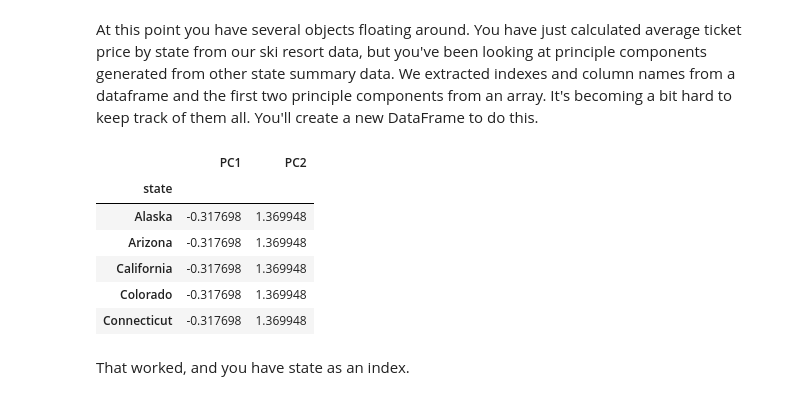
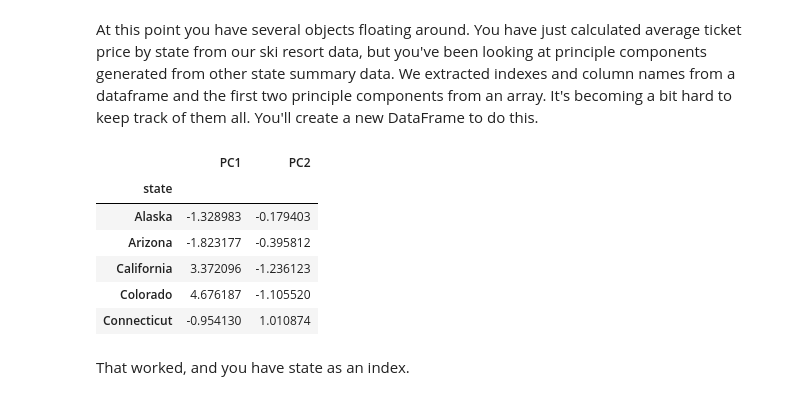
Before and after one commit to Mclane808/DataScienceGuidedCapstone, a Jupyter notebook: Notebooks/03_exploratory_data_analysis.ipynb, the cells around one changed output. Cells and saved outputs as stored; diff of their text form; code cells hidden in the pictures.

```diff
--- a/Notebooks/03_exploratory_data_analysis.ipynb
+++ b/Notebooks/03_exploratory_data_analysis.ipynb
@@ -465,19 +465,19 @@ At this point you have several objects floating around. You have just calculated
 # %%
 #Code task 9#
 #Create a dataframe containing the values of the first two PCA components
 #Remember the first component was given by state_pca_x[:, 0],
 #and the second by state_pca_x[:, 1]
 #Call these 'PC1' and 'PC2', respectively and set the dataframe index to `state_summary_index`
-pca_df = pd.DataFrame({'PC1':x, 'PC2':y}, index=state_summary_index)
+pca_df = pd.DataFrame({'PC1':state_pca_x[:,0], 'PC2':state_pca_x[:, 1]}, index=state_summary_index)
 pca_df.head()
 # %% [output]
 |  | PC1 | PC2 |
 | state |  |  |
-| Alaska | -0.317698 | 1.369948 |
-| Arizona | -0.317698 | 1.369948 |
-| California | -0.317698 | 1.369948 |
-| Colorado | -0.317698 | 1.369948 |
-| Connecticut | -0.317698 | 1.369948 |
+| Alaska | -1.328983 | -0.179403 |
+| Arizona | -1.823177 | -0.395812 |
+| California | 3.372096 | -1.236123 |
+| Colorado | 4.676187 | -1.105520 |
+| Connecticut | -0.954130 | 1.010874 |
 # %% [markdown]
 That worked, and you have state as an index.
 # %%
```
Also changed, not shown: parts of 14 cells of this notebook, 1 other file.
